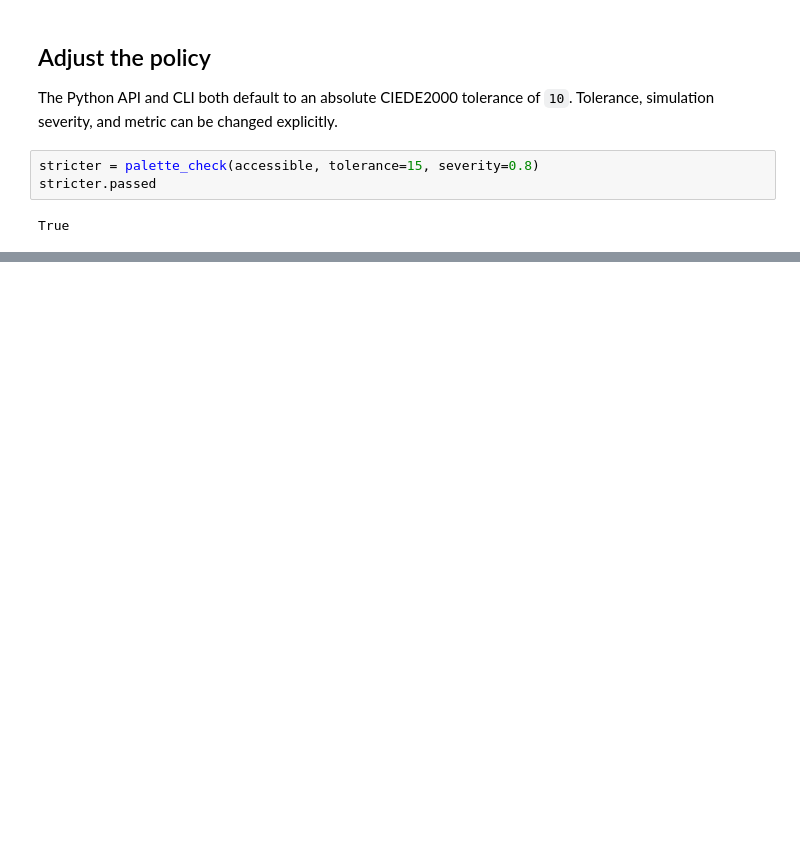
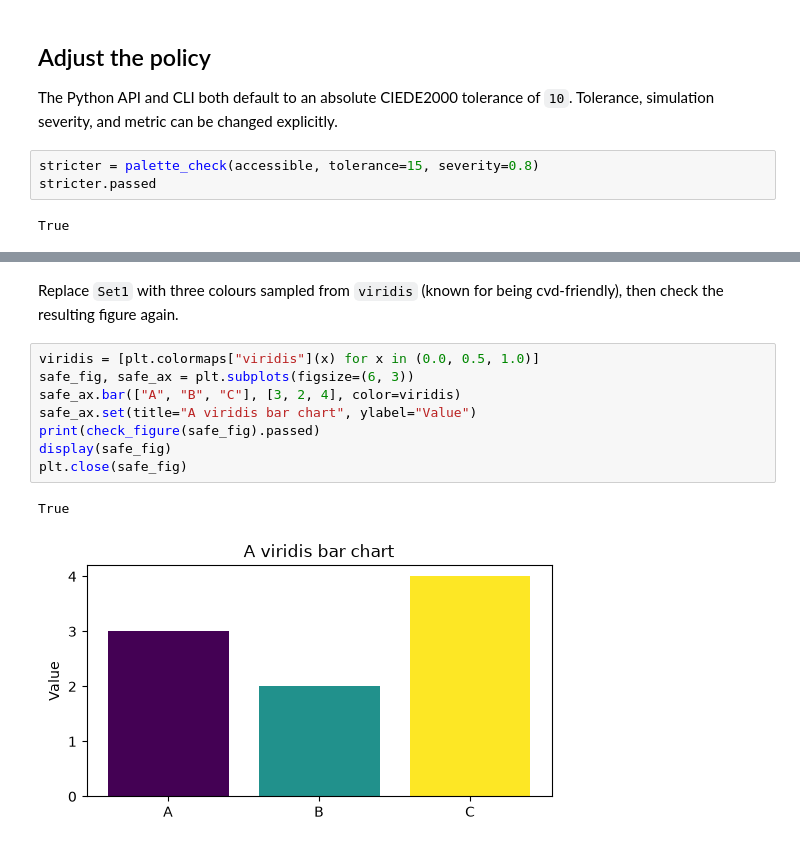
Before and after one commit to a-lfns/cvdlint, a Jupyter notebook: docs/tutorials/runtime-checks.ipynb, the cells around one changed output, grey strips where cells are left out. Drawn from its saved outputs; the diff is of its cells as text; blank space fills up the shorter version.

```diff
--- a/docs/tutorials/runtime-checks.ipynb
+++ b/docs/tutorials/runtime-checks.ipynb
@@ -73,0 +82,13 @@ fig
+# %% [markdown]
+Replace `Set1` with three colours sampled from `viridis` (known for being cvd-friendly), then check the resulting figure again.
+# %%
+viridis = [plt.colormaps["viridis"](x) for x in (0.0, 0.5, 1.0)]
+safe_fig, safe_ax = plt.subplots(figsize=(6, 3))
+safe_ax.bar(["A", "B", "C"], [3, 2, 4], color=viridis)
+safe_ax.set(title="A viridis bar chart", ylabel="Value")
+print(check_figure(safe_fig).passed)
+display(safe_fig)
+plt.close(safe_fig)
+# %% [output]
+True
+[figure, added]
```
Also changed, not shown: parts of 28 cells of this notebook, 9 other files.
